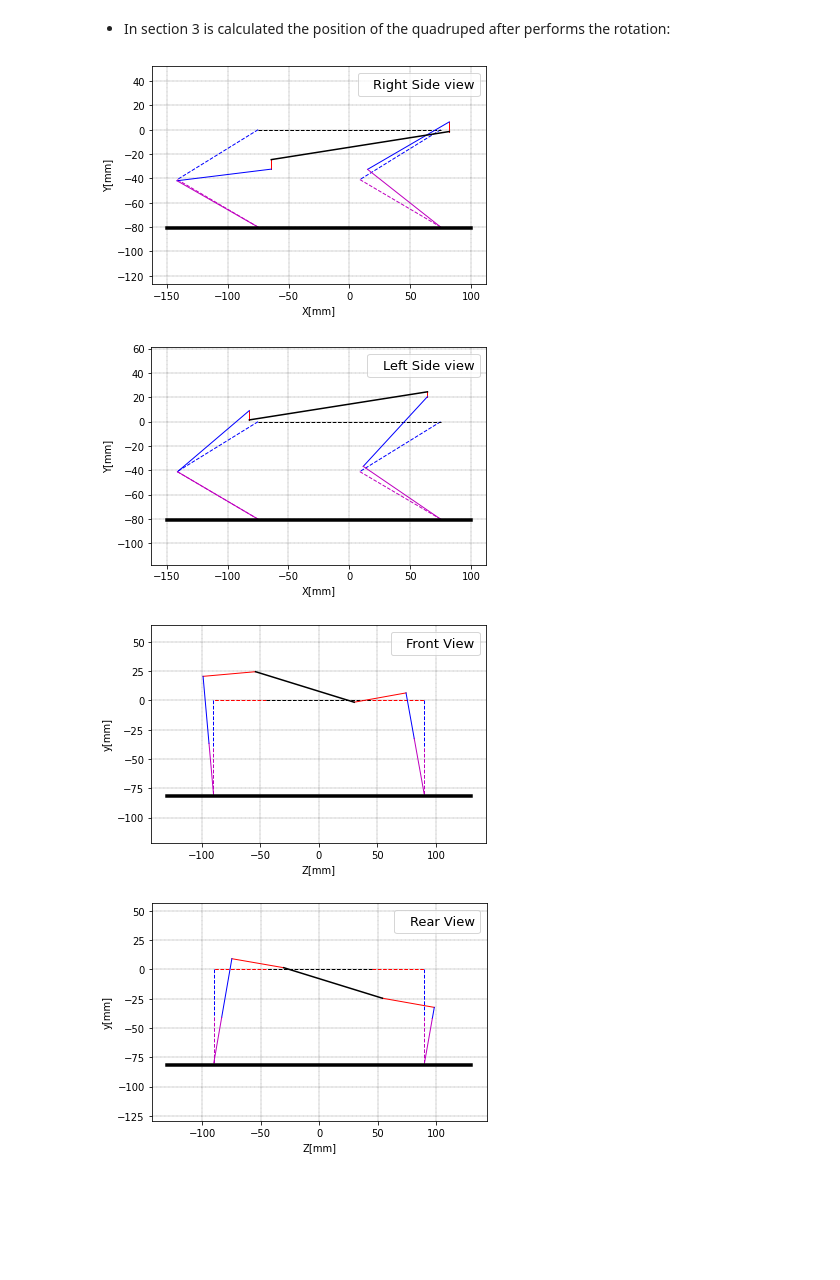
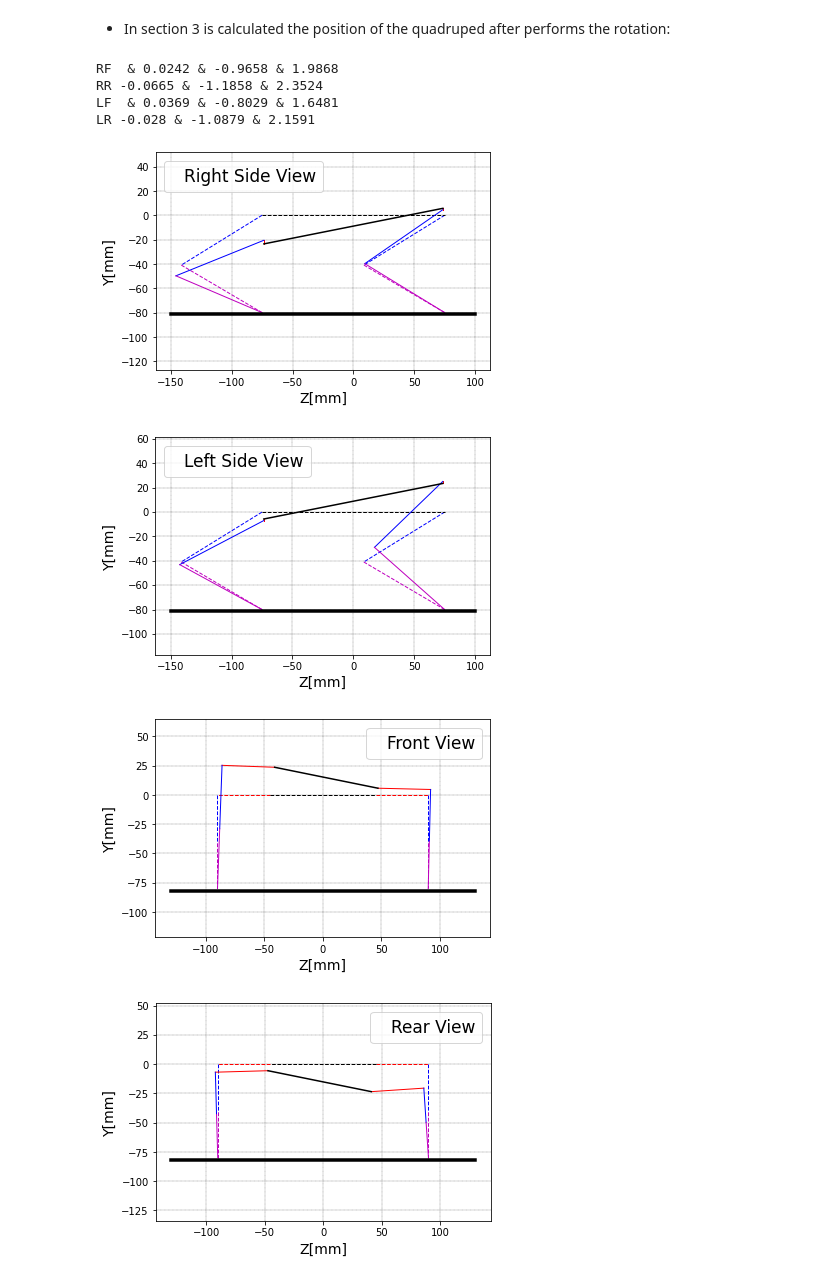
Before and after one commit to nicoRomeroCuruchet/mini-quadruped, a Jupyter notebook: simulations_mini_quadruped.ipynb, the cells around one changed output. Saved outputs shown, nothing was run; the diff lists cells and outputs as text; code cells hidden in the pictures; blank space fills up the shorter version.

```diff
--- a/simulations_mini_quadruped.ipynb
+++ b/simulations_mini_quadruped.ipynb
@@ -213,9 +215,9 @@ def inverse_kinematics(x, L_1, L_2, L_3, side='r'):
 - In section 3 is calculated the position of the quadruped after performs the rotation:
 # %%
 # Section 3
-psi     = 0.1
-phi     = -0.2
-theta   = 0.3
+psi     = 0.2
+phi     = 0.0
+theta   = 0.2
 
 R_z = np.array([[np.cos(psi), -np.sin(psi), 0],
                 [np.sin(psi),  np.cos(psi), 0],
@@ -254,10 +256,15 @@ lr_r_m_o = np.array([-torso_lenght / 2 , 0.0, -torso_width / 2]).reshape(3,1)
 lr_r_m_o_rot = np.add(R_x @ R_y @ R_z @ lr_r_m_o, T_y)
 lr_r_o_rot = np.subtract(lr_m_l, lr_r_m_o_rot)
 # %%
-#print('RF',str(inverse_kinematics(rf_r_o_rot, L1, L2, L3, side='r').reshape(1,3)).replace('  ',' ').replace('[','').replace(']', '').replace(' ', ' & '))
-#print('RR',str(inverse_kinematics(rr_r_o_rot, L1, L2, L3, side='r').reshape(1,3)).replace('  ',' ').replace('[','').replace(']', '').replace(' ', ' & '))
-#print('LF',str(inverse_kinematics(lf_r_o_rot, L1, L2, L3, side='l').reshape(1,3)).replace('  ',' ').replace('[','').replace(']', '').replace(' ', ' & '))
-#print('LR',str(inverse_kinematics(lr_r_o_rot, L1, L2, L3, side='l').reshape(1,3)).replace('  ',' ').replace('[','').replace(']', '').replace(' ', ' & '))
+print('RF',str(inverse_kinematics(rf_r_o_rot, L1, L2, L3, side='r').reshape(1,3)).replace('  ',' ').replace('[','').replace(']', '').replace(' ', ' & '))
+print('RR',str(inverse_kinematics(rr_r_o_rot, L1, L2, L3, side='r').reshape(1,3)).replace('  ',' ').replace('[','').replace(']', '').replace(' ', ' & '))
+print('LF',str(inverse_kinematics(lf_r_o_rot, L1, L2, L3, side='l').reshape(1,3)).replace('  ',' ').replace('[','').replace(']', '').replace(' ', ' & '))
+print('LR',str(inverse_kinematics(lr_r_o_rot, L1, L2, L3, side='l').reshape(1,3)).replace('  ',' ').replace('[','').replace(']', '').replace(' ', ' & '))
+# %% [output]
+RF  & 0.0242 & -0.9658 & 1.9868
+RR -0.0665 & -1.1858 & 2.3524
+LF  & 0.0369 & -0.8029 & 1.6481
+LR -0.028 & -1.0879 & 2.1591
 # %%
 # Before Rotation
 # Legs Draw:
@@ -302,14 +309,14 @@ plt.plot([rr_r_m_o_rot[0][0], rf_r_m_o_rot[0][0]],
 plt.plot([-150, 100], [-81, -81], color='black', linewidth=3.5)
 
 plt.grid(color='black', linestyle='dashed', linewidth=.25)
-plt.legend(['Right Side view'], handlelength=0, loc=1, prop={'size': 13})
-plt.xlabel('X[mm]')
-plt.ylabel('Y[mm]')
+plt.legend(['Right Side View'],handlelength=0,loc=2, prop={'size': 17})
+plt.xlabel('Z[mm]', size=14)
+plt.ylabel('Y[mm]', size=14)
 plt.axis('equal')
 #plt.axis('off')
 plt.show()
 # %% [output]
-[figure, old version]
+[figure, new version]
 # %%
 # Before Rotation
 # Legs Draw:
@@ -353,14 +360,14 @@ plt.plot([lr_r_m_o_rot[0][0], lf_r_m_o_rot[0][0]],
 plt.plot([-150, 100], [-81, -81], color='black', linewidth=3.5)
 
 plt.grid(color='black', linestyle='dashed', linewidth=.25)
-plt.legend(['Left Side view'], handlelength=0, loc=1, prop={'size': 13})
-plt.xlabel('X[mm]')
-plt.ylabel('Y[mm]')
+plt.legend(['Left Side View'],handlelength=0,loc=2, prop={'size': 17})
+plt.xlabel('Z[mm]', size=14)
+plt.ylabel('Y[mm]', size=14)
 plt.axis('equal')
 #plt.axis('off')
 plt.show()
 # %% [output]
-[figure, old version]
+[figure, new version]
 # %%
 # Before rotation:
 # Legs Draw:
@@ -408,14 +415,14 @@ plt.plot([lf_r_m_o_rot[2][0], rf_r_m_o_rot[2][0]],
 plt.plot([-130, 130], [-82, -82], color='black', linewidth=3.5)
 
 plt.grid(color='k', linestyle='dashed', linewidth=.25)
-plt.legend(['Front View'],handlelength=0,loc=1, prop={'size': 13})
-plt.xlabel('Z[mm]')
-plt.ylabel('y[mm]')
+plt.legend(['Front View'],handlelength=0,loc=1, prop={'size': 17})
+plt.xlabel('Z[mm]', size=14)
+plt.ylabel('Y[mm]', size=14)
 plt.axis('equal')
 #plt.axis('off')
 plt.show()
 # %% [output]
-[figure, old version]
+[figure, new version]
 # %%
 # Before rotation:
 # Legs Draw:
@@ -440,37 +447,37 @@ plt.plot([rr_r_m_o[2][0], lr_r_m_o[2][0]],
 
 # After rotation:
 # Legs Draw:
 
 graph_leg_front_or_back_view(inverse_kinematics(rr_r_o_rot, L1, L2, L3,
                                                 side='r'),
                     rr_r_m_o_rot,
                     side='r',
                     front=False,
                     linestyle='solid')
 
 graph_leg_front_or_back_view(inverse_kinematics(lr_r_o_rot, L1, L2, L3,
                                                 side='l'),
                         lr_r_m_o_rot,
                         side='l',
                         front=False,
                         linestyle='solid')
 
 # Body Draw:
 plt.plot([rr_r_m_o_rot[2][0], lr_r_m_o_rot[2][0]],
          [rr_r_m_o_rot[1][0], lr_r_m_o_rot[1][0]],
          color='k', linewidth=1.5)
 
 plt.plot([-130, 130], [-82, -82], color='black', linewidth=3.5)
 
 plt.grid(color='k', linestyle='dashed', linewidth=.25)
-plt.legend(['Rear View'],handlelength=0,loc=1, prop={'size': 13})
-plt.xlabel('Z[mm]')
-plt.ylabel('y[mm]')
+plt.legend(['Rear View'],handlelength=0,loc=1, prop={'size': 17})
+plt.xlabel('Z[mm]', size=14)
+plt.ylabel('Y[mm]', size=14)
 plt.axis('equal')
 #plt.axis('off')
 plt.show()
 # %% [output]
-[figure, old version]
+[figure, new version]
 # %%
 import numpy as np
 from mpl_toolkits.mplot3d import axes3d
```
Also changed, not shown: parts of 44 cells of this notebook.
